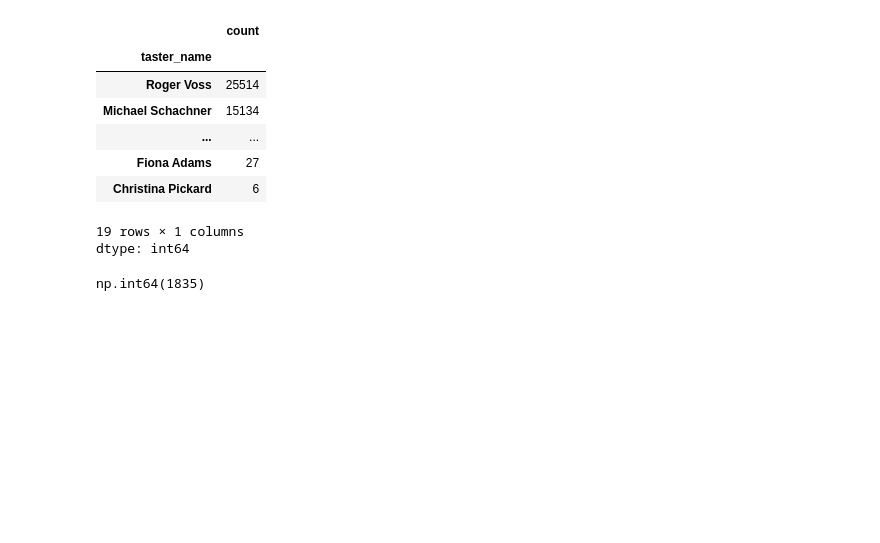
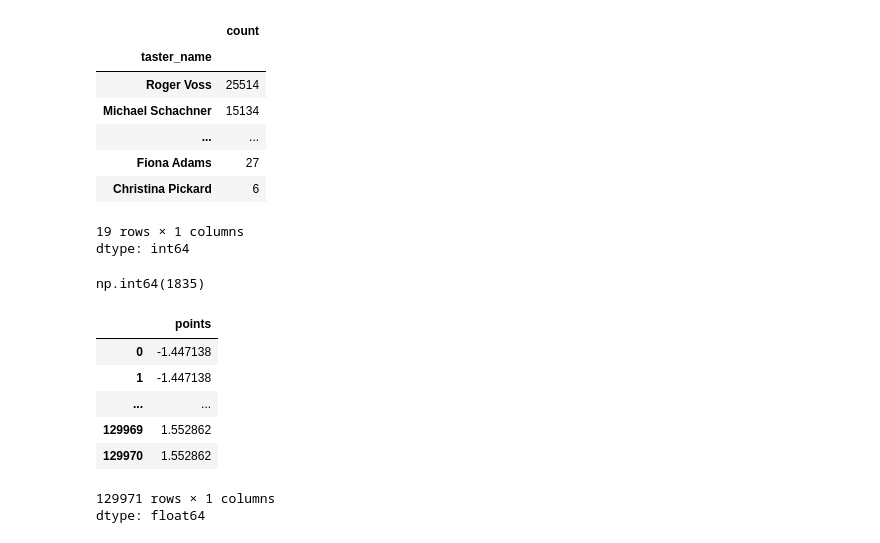
Before and after one commit to GTD2401-ACD-GA-AD26/03-pandas.ricardo-qm, a Jupyter notebook: 03. SumMaps.ipynb, the cells around one changed output. Drawn from its saved outputs; the diff is of its cells as text; code cells hidden in the pictures; blank space fills up the shorter version.

```diff
--- a/03. SumMaps.ipynb
+++ b/03. SumMaps.ipynb
@@ -102,3 +102,15 @@ dtype: int64
 reviews.taster_name.value_counts()['Lauren Buzzeo']
 # %% [output]
 np.int64(1835)
+# %%
+review_points_mean = reviews.points.mean()
+reviews.points.map(lambda p: p - review_points_mean)
+# %% [output]
+|  | points |
+| 0 | -1.447138 |
+| 1 | -1.447138 |
+| ... | ... |
+| 129969 | 1.552862 |
+| 129970 | 1.552862 |
+129971 rows × 1 columns
+dtype: float64
```
Also changed, not shown: parts of 5 cells of this notebook.
